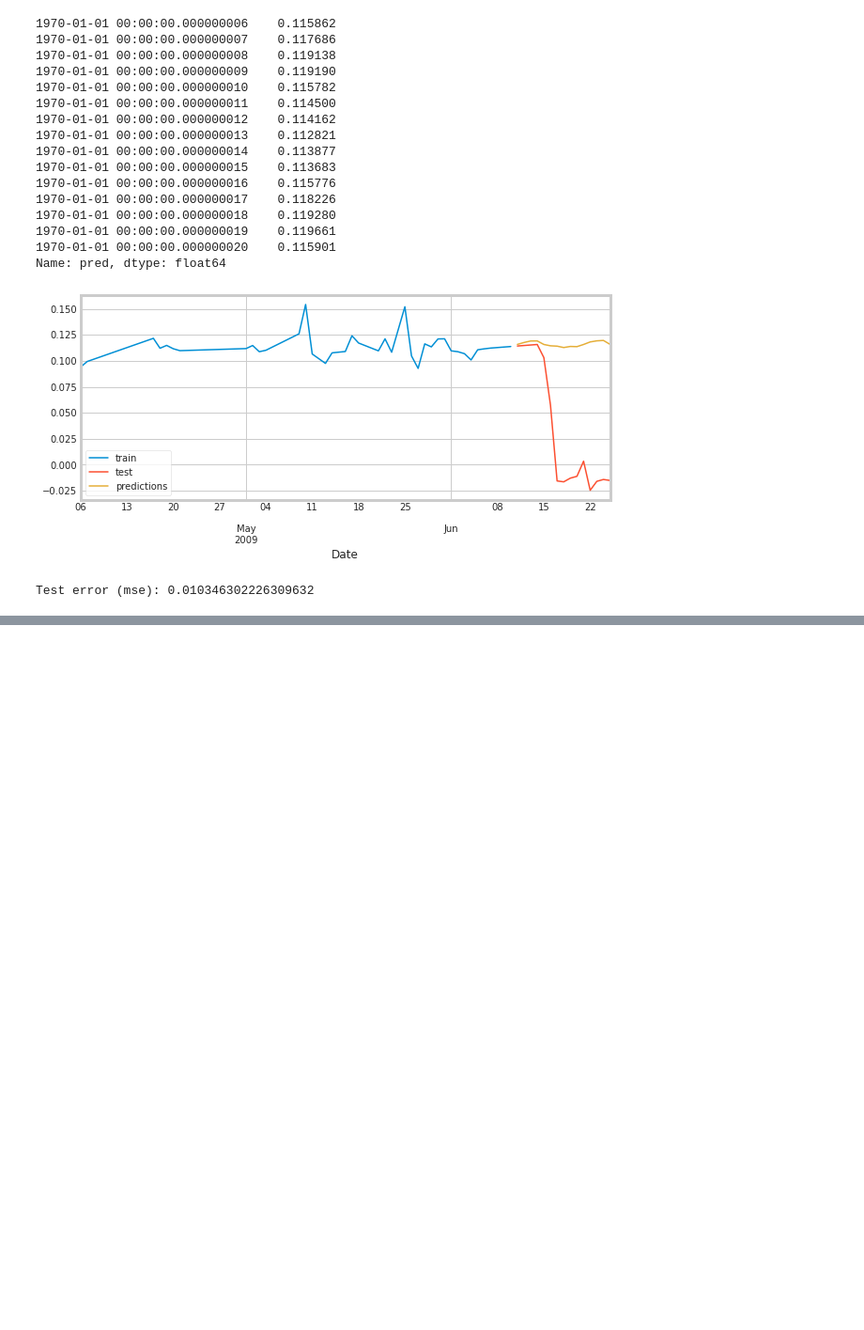
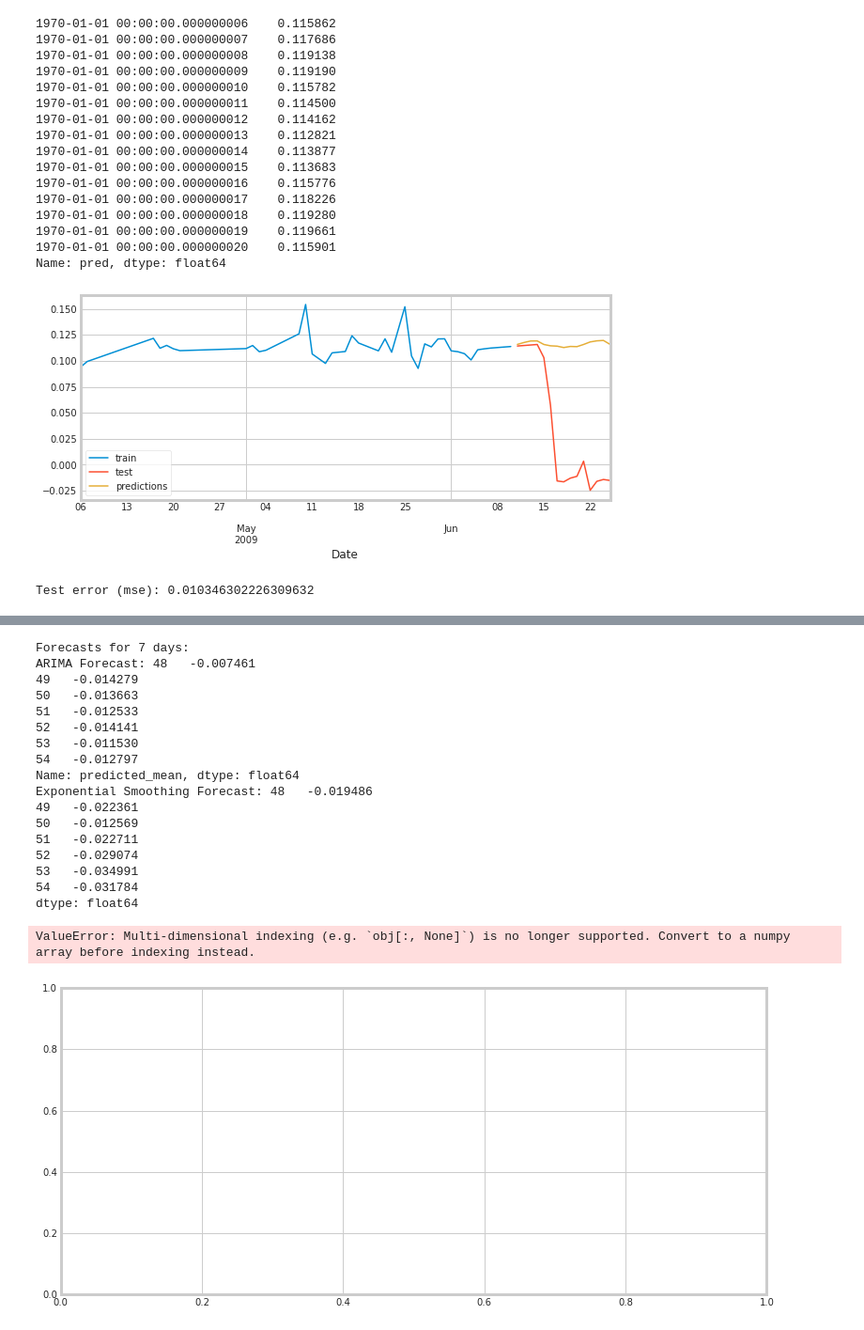
Before and after one commit to AlgirMina/Sem2CA2, a Jupyter notebook: SEM2CA2.ipynb, the cells around one changed output, grey strips where cells are left out. Shown: that part at 94% size. Drawn from its saved outputs; the diff is of its cells as text; code cells hidden in the pictures; blank space fills up the shorter version.

```diff
--- a/SEM2CA2.ipynb
+++ b/SEM2CA2.ipynb
@@ -999,0 +1246,4 @@ ModuleNotFoundError: No module named 'sktime.forecasting.ensemble'
+# %%
+periods = [7, 30, 90]
+# %%
+result = {'ARIMA':[], 'Exponential Smoothing':[]}
@@ -999,0 +1291,6 @@ ModuleNotFoundError: No module named 'sktime.forecasting.ensemble'
+# %%
+for i, period in enumerate(periods):
+    print(f"Forecasts for {period} days:")
+    print(f"ARIMA Forecast: {result['ARIMA'][i]}")
+    print(f"Exponential Smoothing Forecast: {result['Exponential Smoothing'][i]}")
+    print()
@@ -999,0 +1315,42 @@ ModuleNotFoundError: No module named 'sktime.forecasting.ensemble'
+# %%
+for i, period in enumerate(periods):
+    print(f"Forecasts for {period} days:")
+    print(f"ARIMA Forecast: {result['ARIMA'][i]}")
+    print(f"Exponential Smoothing Forecast: {result['Exponential Smoothing'][i]}")
+    print()
+
+    plt.figure(figsize=(12, 6))
+    plt.plot(dtime.index, dtime['Sentiment'], label='Actual Sentiment')
+    plt.plot(pd.date_range(start=dtime.index[-1],
+                           periods=period + 1,
+                           closed='right'),
+             result['ARIMA'][i],
+             label='ARIMA Forecast')
+    plt.plot(pd.date_range(start=dtime.index[-1],
+                           periods=period + 1,
+                           closed='right'),
+             result['Exponential Smoothing'][i],
+             label='Exponential Smoothing Forecast')
+    plt.legend()
+    plt.title(f'Sentiment Analysis Forecasting for {period} days')
+    plt.show()
+# %% [output]
+Forecasts for 7 days:
+ARIMA Forecast: 48   -0.007461
+49   -0.014279
+50   -0.013663
+51   -0.012533
+52   -0.014141
+53   -0.011530
+54   -0.012797
+Name: predicted_mean, dtype: float64
+Exponential Smoothing Forecast: 48   -0.019486
+49   -0.022361
+50   -0.012569
+51   -0.022711
+52   -0.029074
+53   -0.034991
+54   -0.031784
+dtype: float64
+ValueError: Multi-dimensional indexing (e.g. `obj[:, None]`) is no longer supported. Convert to a numpy array before indexing instead.
+[figure, added]
```
Also changed, not shown: parts of 53 cells of this notebook.
